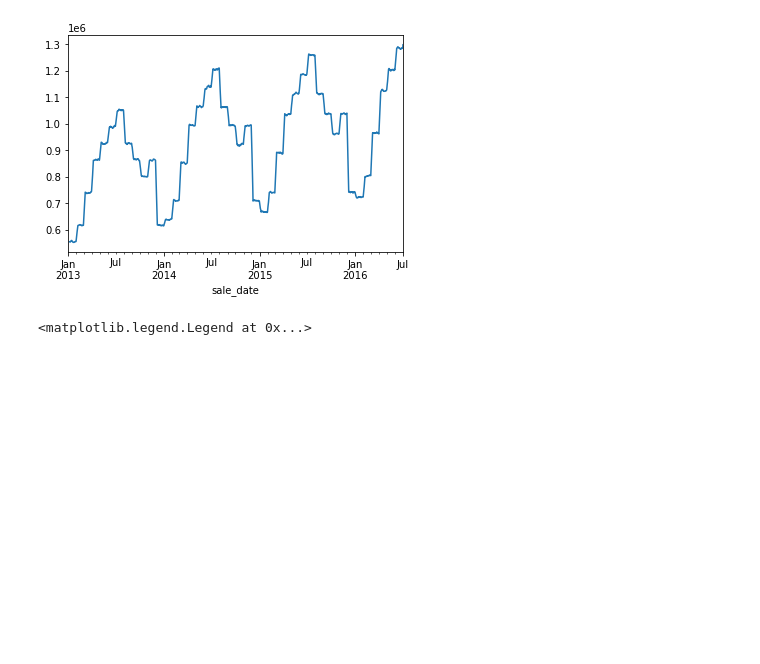
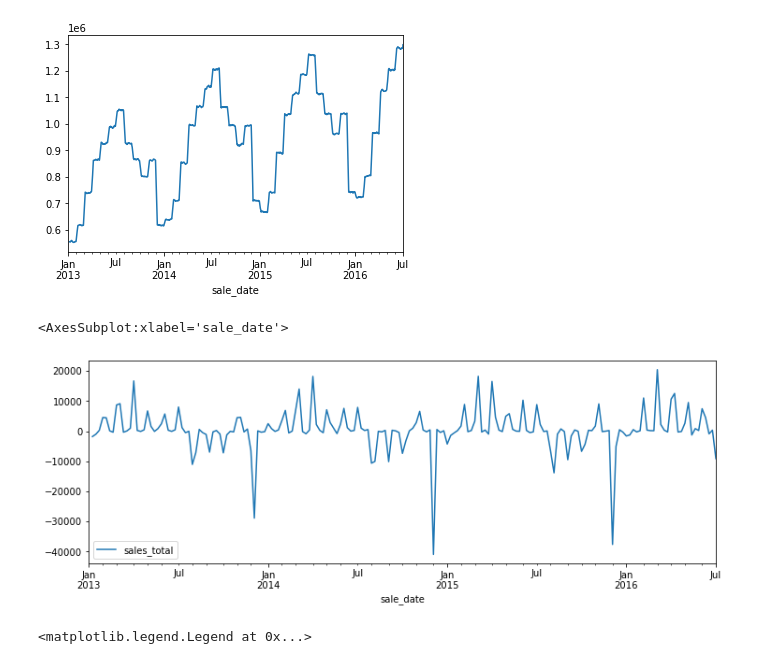
Before and after one commit to lukewbecker/time-series-exercises, a Jupyter notebook: explore_exercises.ipynb, the cells around one changed output. Drawn from its saved outputs; the diff is of its cells as text; code cells hidden in the pictures; blank space fills up the shorter version.

```diff
--- a/explore_exercises.ipynb
+++ b/explore_exercises.ipynb
@@ -228,6 +235,11 @@ y.rolling(7).sum().plot()
 plt.show()
 # %% [output]
 [figure]
+# %%
+train.resample('W').mean().diff(periods=1).plot(figsize=(12,4))
+# %% [output]
+<AxesSubplot:xlabel='sale_date'>
+[figure, added]
 # %%
 y.plot(alpha=.2, label='Hourly')
 y.resample('D').mean().plot(alpha=.5, label='Daily')
```
Also changed, not shown: parts of 56 cells of this notebook.
